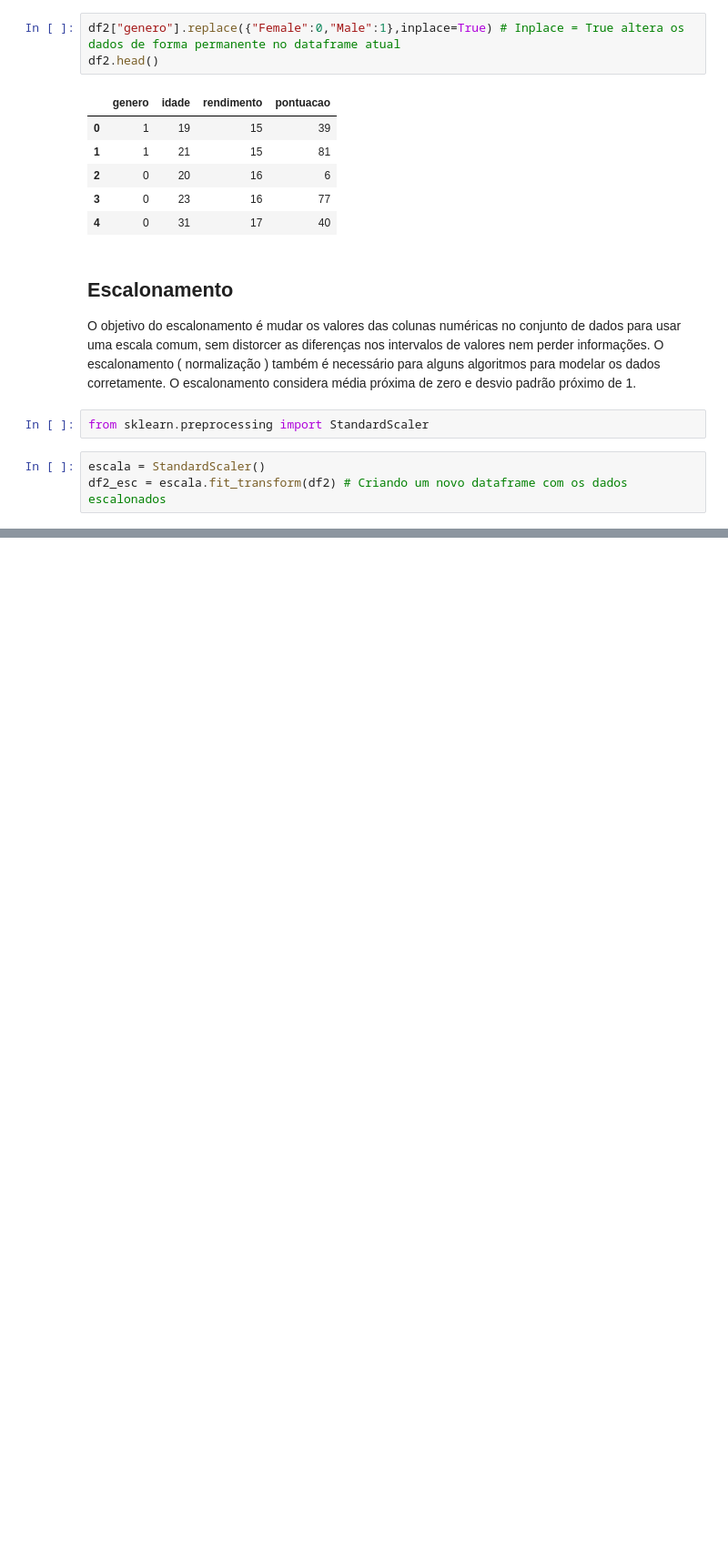
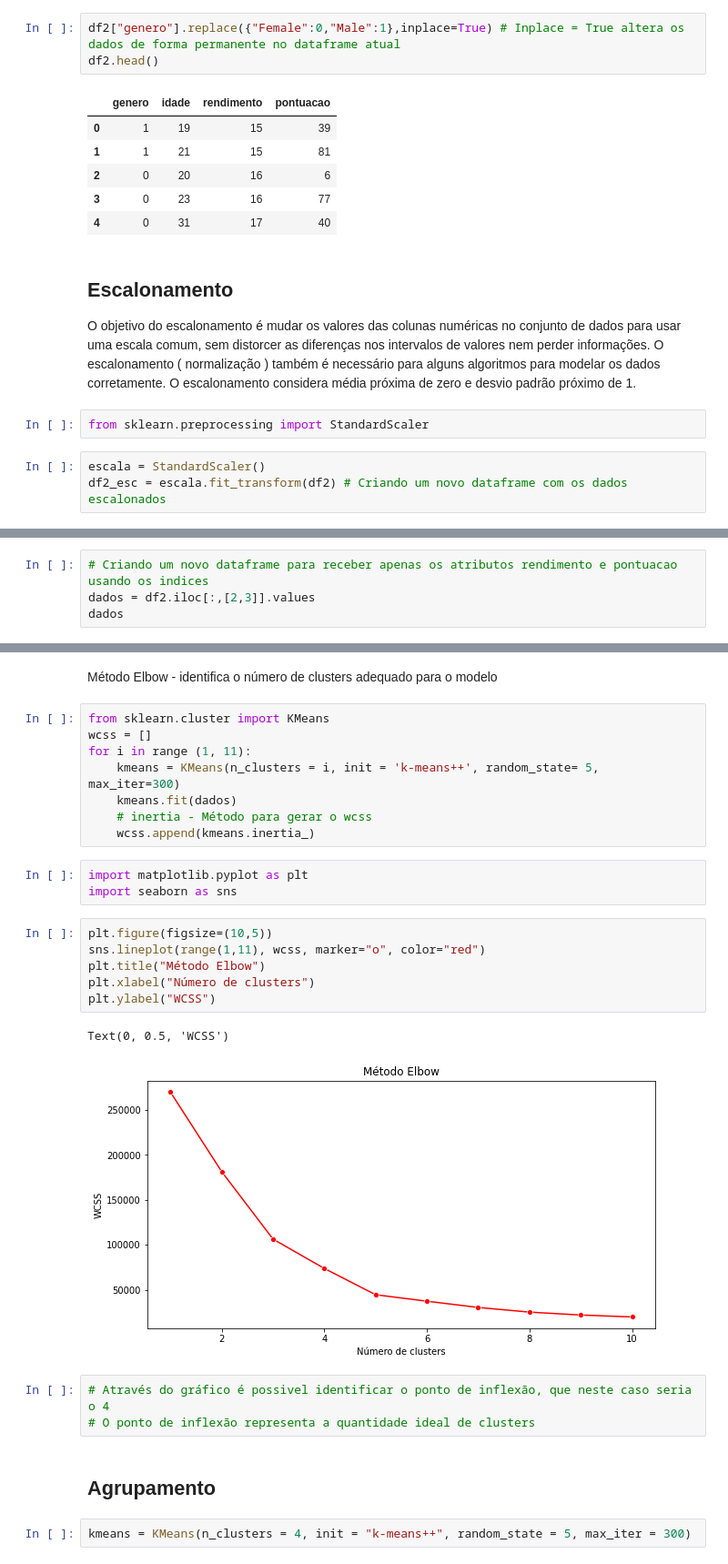
Before and after one commit to mauricionoronha/segclient, a Jupyter notebook: ML_NAO_SUPERV_CLUSTERING.ipynb, the cells around one changed output, grey strips where cells are left out. Shown: that part at 91% size. Cells and saved outputs as stored; diff of their text form; blank space fills up the shorter version.

```diff
--- a/ML_NAO_SUPERV_CLUSTERING.ipynb
+++ b/ML_NAO_SUPERV_CLUSTERING.ipynb
@@ -255,0 +242,4 @@ array([[ 1.12815215, -1.42456879, -1.73899919, -0.43480148],
+# %%
+# Criando um novo dataframe para receber apenas os atributos rendimento e pontuacao usando os indices
+dados = df2.iloc[:,[2,3]].values
+dados
@@ -255,0 +264,29 @@ array([[ 1.12815215, -1.42456879, -1.73899919, -0.43480148],
+# %% [markdown]
+Método Elbow - identifica o número de clusters adequado para o modelo
+# %%
+from sklearn.cluster import KMeans
+wcss = []
+for i in range (1, 11):
+    kmeans = KMeans(n_clusters = i, init = 'k-means++', random_state= 5, max_iter=300)
+    kmeans.fit(dados)
+    # inertia - Método para gerar o wcss
+    wcss.append(kmeans.inertia_)
+# %%
+import matplotlib.pyplot as plt
+import seaborn as sns
+# %%
+plt.figure(figsize=(10,5))
+sns.lineplot(range(1,11), wcss, marker="o", color="red")
+plt.title("Método Elbow")
+plt.xlabel("Número de clusters")
+plt.ylabel("WCSS")
+# %% [output]
+Text(0, 0.5, 'WCSS')
+[figure, added]
+# %%
+# Através do gráfico é possivel identificar o ponto de inflexão, que neste caso seria o 4
+# O ponto de inflexão representa a quantidade ideal de clusters
+# %% [markdown]
+## Agrupamento
+# %%
+kmeans = KMeans(n_clusters = 4, init = "k-means++", random_state = 5, max_iter = 300)
```
Also changed, not shown: parts of 21 cells of this notebook.
